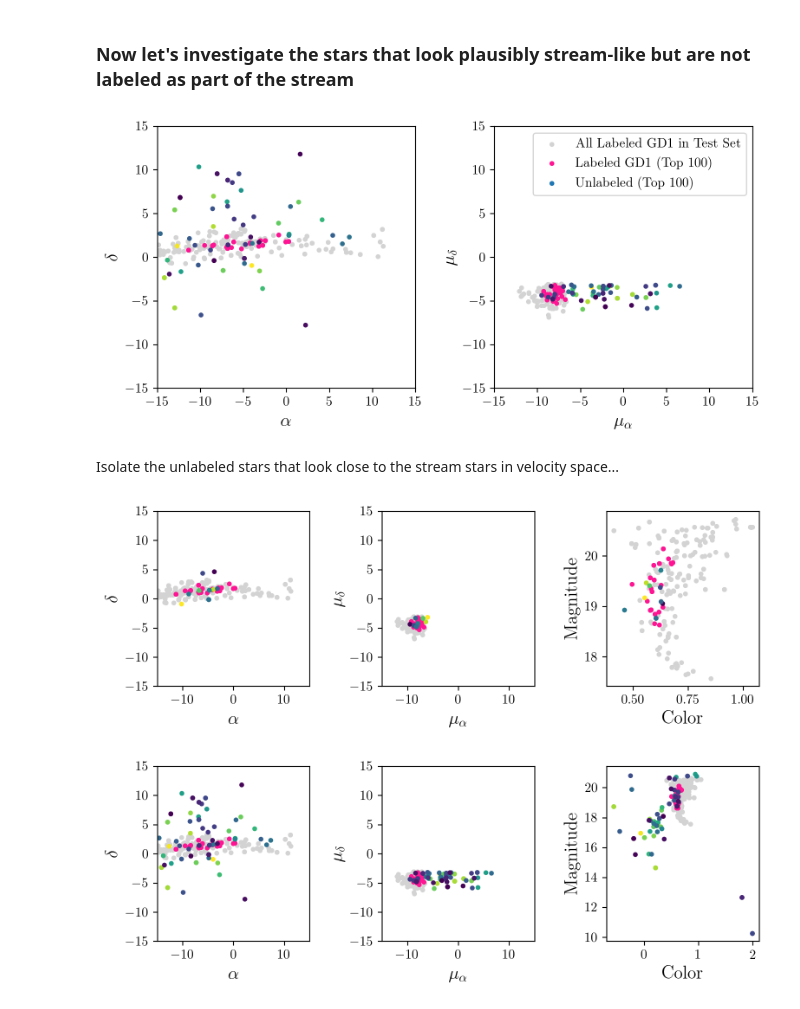
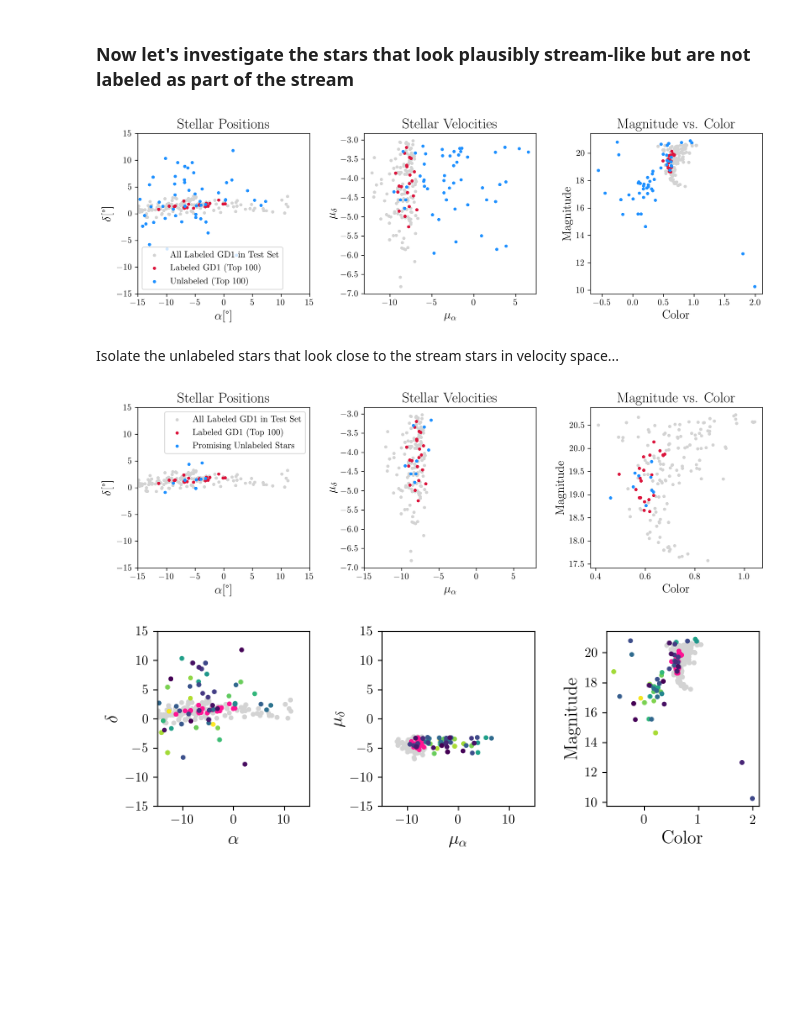
Before and after one commit to hep-lbdl/GaiaCWoLa, a Jupyter notebook: notebooks/mislabeled_stream_stars.ipynb, the cells around one changed output. Drawn from its saved outputs; the diff is of its cells as text; code cells hidden in the pictures; blank space fills up the shorter version.

```diff
--- a/notebooks/mislabeled_stream_stars.ipynb
+++ b/notebooks/mislabeled_stream_stars.ipynb
@@ -72,61 +72,77 @@ top_stars = test.sort_values('nn_score',ascending=False)[:n_top_stars] # pick th
 labeled = top_stars[top_stars.stream]
 unlabeled = top_stars[top_stars.stream == False]
 # %%
-fig, axs = plt.subplots(nrows = 1, ncols = 2, figsize=(8,4), dpi=200, tight_layout=True)
+fig, axs = plt.subplots(nrows = 1, ncols = 3, figsize=(12,4), dpi=300, tight_layout=True)
 
 ax = axs[0]
+ax.set_title("Stellar Positions")
 ax.scatter(test[test.stream].α, test[test.stream].δ, color = "lightgray", marker='.', label="All Labeled GD1 in Test Set")
-ax.scatter(labeled.α, labeled.δ, marker='.', color="deeppink",label="Labeled GD1 (Top {})".format(n_top_stars))
-ax.scatter(unlabeled.α, unlabeled.δ, marker='.', c=unlabeled.nn_score, label="Unlabeled (Top {})".format(n_top_stars))
+ax.scatter(labeled.α, labeled.δ, marker='.', color="crimson",label="Labeled GD1 (Top {})".format(n_top_stars))
+ax.scatter(unlabeled.α, unlabeled.δ, marker='.', color="dodgerblue", label="Unlabeled (Top {})".format(n_top_stars))
 ax.set_xlim(-15,15)
 ax.set_ylim(-15,15)
-ax.set_xlabel(r"$\alpha$")
-ax.set_ylabel(r"$\delta$");
+ax.legend()
+ax.set_xlabel(r"$\alpha$[\textdegree]")
+ax.set_ylabel(r"$\delta$[\textdegree]");
 
 ax = axs[1]
+ax.set_title("Stellar Velocities")
 ax.scatter(test[test.stream].μ_α, test[test.stream].μ_δ, color = "lightgray", marker='.', label="All Labeled GD1 in Test Set")
-ax.scatter(labeled.μ_α, labeled.μ_δ, marker='.', color="deeppink", label="Labeled GD1 (Top {})".format(n_top_stars))
-plot = ax.scatter(unlabeled.μ_α, unlabeled.μ_δ, marker='.', c=unlabeled.nn_score, label="Unlabeled (Top {})".format(n_top_stars))
-ax.legend()
-ax.set_xlim(-15,15)
-ax.set_ylim(-15,15)
+ax.scatter(labeled.μ_α, labeled.μ_δ, marker='.', color="crimson", label="CWoLa Top {} (Labeled)".format(n_top_stars))
+ax.scatter(unlabeled.μ_α, unlabeled.μ_δ, marker='.', color="dodgerblue", label="CWoLa Top {} (Unlabeled)".format(n_top_stars))
+# ax.set_xlim(-15,15)
+# ax.set_ylim(-15,15)
 ax.set_xlabel(r"$\mu_{\alpha}$")
 ax.set_ylabel(r"$\mu_{\delta}$");
+
+ax = axs[2]
+ax.set_title("Magnitude vs. Color")
+ax.scatter(test[test.stream].color, test[test.stream].mag, color = "lightgray", marker='.', label="All Labeled GD1 in Test Set")
+ax.scatter(labeled.color, labeled.mag, marker='.', color="crimson", label="CWoLa Top {} (Labeled)".format(n_top_stars))
+ax.scatter(unlabeled.color, unlabeled.mag, marker='.', color="dodgerblue", label="CWoLa Top {} (Unlabeled)".format(n_top_stars))
+ax.set_xlabel(r"Color")
+ax.set_ylabel(r"Magnitude");
+plt.savefig("../plots/mislabeled_triptych.png")
 # %% [output]
-[figure, old version]
+[figure, new version]
 # %% [markdown]
 Isolate the unlabeled stars that look close to the stream stars in velocity space...
 # %%
 promising = unlabeled[unlabeled.μ_α < -6]
 # %%
-fig, axs = plt.subplots(nrows=1, ncols=3, figsize=(8,3), tight_layout=True, dpi=200)
+fig, axs = plt.subplots(nrows=1, ncols=3, figsize=(12,4), tight_layout=True, dpi=300)
 
 ax = axs[0]
+ax.set_title("Stellar Positions")
 ax.scatter(test[test.stream].α, test[test.stream].δ, color = "lightgray", marker='.', label="All Labeled GD1 in Test Set")
-ax.scatter(labeled.α, labeled.δ, marker='.', color="deeppink", label="Labeled GD1 (Top {})".format(n_top_stars))
-ax.scatter(promising.α, promising.δ, marker='.', c=promising.μ_α, label="Promising Unlabeled Stars")
+ax.scatter(labeled.α, labeled.δ, marker='.', color="crimson", label="Labeled GD1 (Top {})".format(n_top_stars))
+ax.scatter(promising.α, promising.δ, marker='.', color="dodgerblue", label="Promising Unlabeled Stars")
 ax.set_xlim(-15,15)
 ax.set_ylim(-15,15)
-ax.set_xlabel(r"$\alpha$")
-ax.set_ylabel(r"$\delta$");
+ax.legend()
+ax.set_xlabel(r"$\alpha$[\textdegree]")
+ax.set_ylabel(r"$\delta$[\textdegree]");
 
 ax = axs[1]
+ax.set_title("Stellar Velocities")
 ax.scatter(test[test.stream].μ_α, test[test.stream].μ_δ, color = "lightgray", marker='.', label="All Labeled GD1 in Test Set")
-ax.scatter(labeled.μ_α, labeled.μ_δ, marker='.', color="deeppink", label="Labeled GD1 (Top {})".format(n_top_stars))
-ax.scatter(promising.μ_α, promising.μ_δ, marker='.', c=promising.μ_α, label="Promising Unlabeled Stars")
-ax.set_xlim(-15,15)
-ax.set_ylim(-15,15)
+ax.scatter(labeled.μ_α, labeled.μ_δ, marker='.', color="crimson", label="Labeled GD1 (Top {})".format(n_top_stars))
+ax.scatter(promising.μ_α, promising.μ_δ, marker='.', color="dodgerblue", label="Promising Unlabeled Stars")
+ax.set_xlim(-15,8)
+# ax.set_ylim(-7,-3)
 ax.set_xlabel(r"$\mu_{\alpha}$")
 ax.set_ylabel(r"$\mu_{\delta}$");
 
 ax = axs[2]
+ax.set_title("Magnitude vs. Color")
 ax.scatter(test[test.stream].color, test[test.stream].mag, color = "lightgray", marker='.', label="All Labeled GD1 in Test Set")
-ax.scatter(labeled.color, labeled.mag, marker='.', color="deeppink", label="Labeled GD1 (Top {})".format(n_top_stars))
-ax.scatter(promising.color, promising.mag, marker='.', c=promising.μ_α, label="Promising Unlabeled Stars")
+ax.scatter(labeled.color, labeled.mag, marker='.', color="crimson", label="Labeled GD1 (Top {})".format(n_top_stars))
+ax.scatter(promising.color, promising.mag, marker='.', color="dodgerblue", label="Promising Unlabeled Stars")
 ax.set_xlabel(r"Color")
 ax.set_ylabel(r"Magnitude");
+plt.savefig("../plots/promising_triptych.png")
 # %% [output]
-[figure, old version]
+[figure, new version]
 # %%
 fig, axs = plt.subplots(nrows=1, ncols=3, figsize=(8,3), tight_layout=True, dpi=200)
 
```
Also changed, not shown: parts of 6 cells of this notebook, 2 other files.
